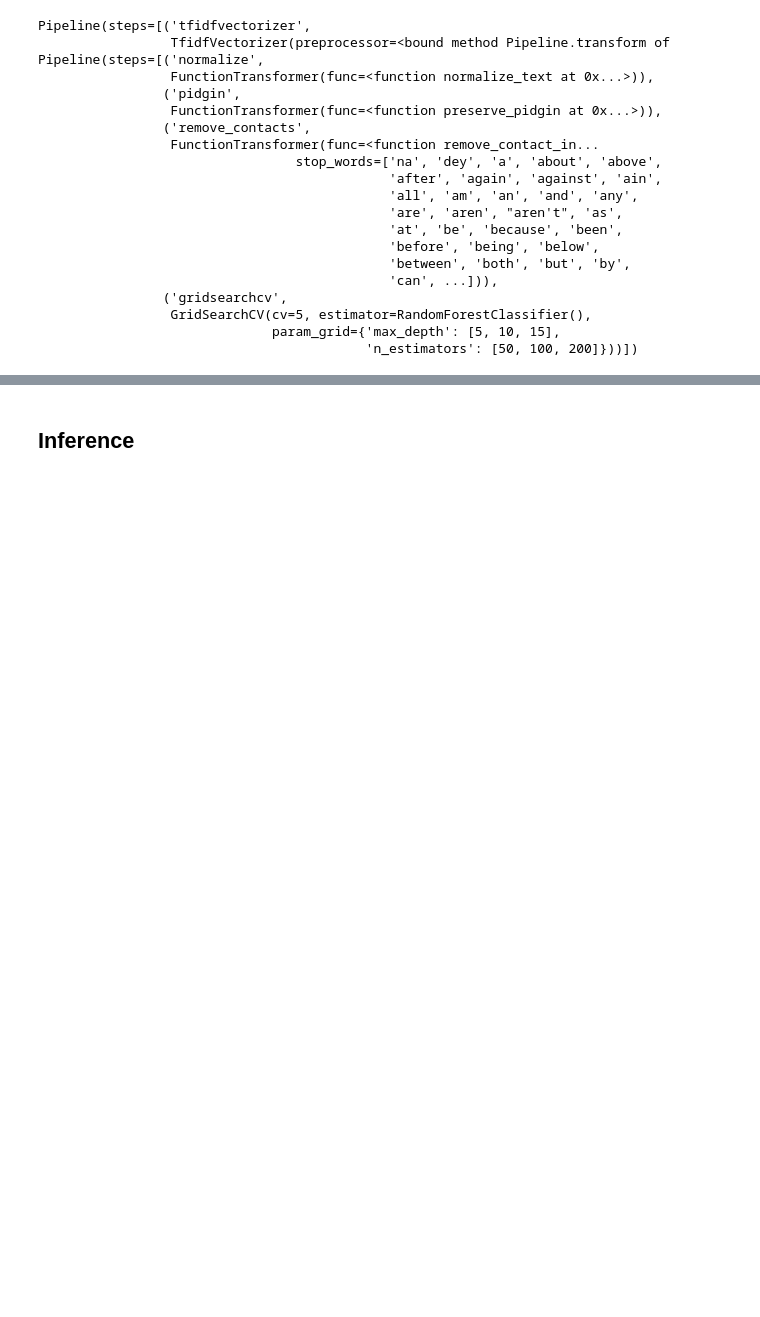
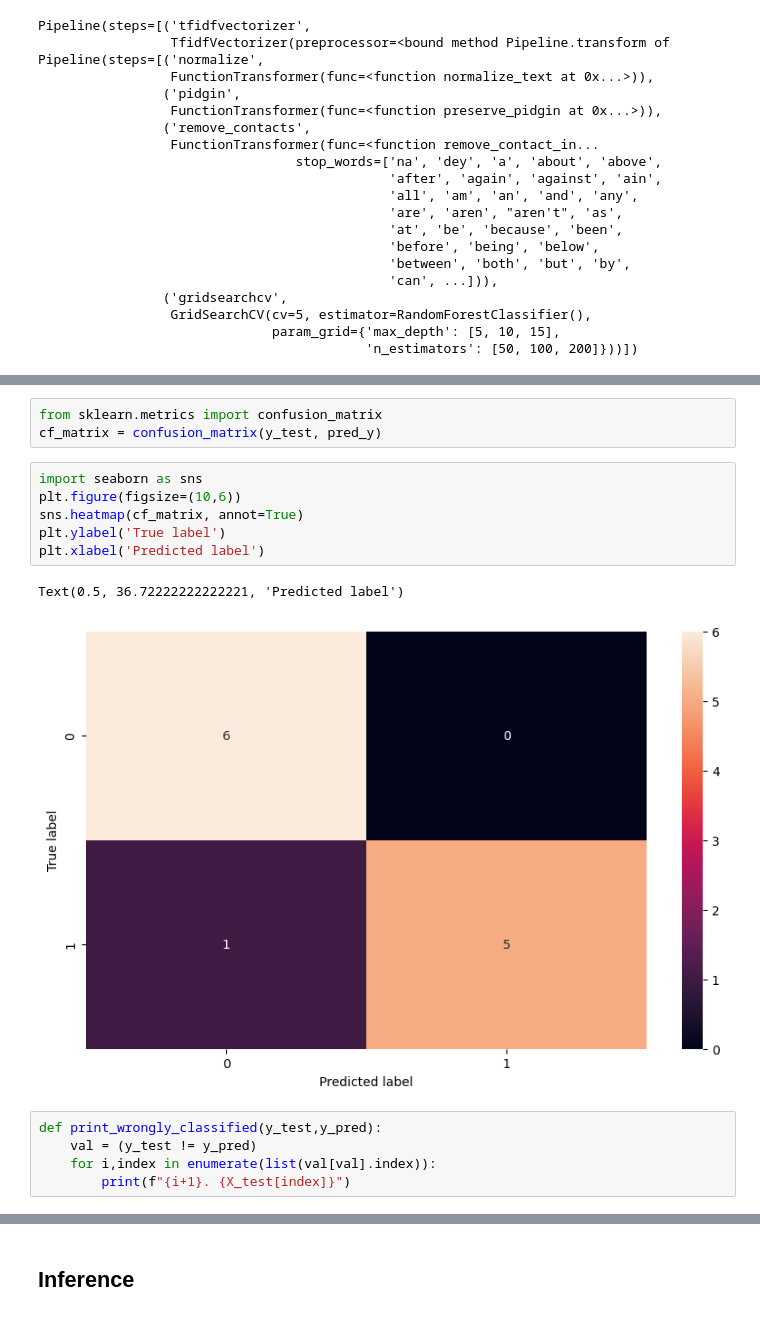
Before and after one commit to codeflamer/Pidgin-scam-prediction-scikitlean, a Jupyter notebook: Scam_detection.ipynb, the cells around one changed output, grey strips where cells are left out. Drawn from its saved outputs; the diff is of its cells as text; blank space fills up the shorter version.

```diff
--- a/Scam_detection.ipynb
+++ b/Scam_detection.ipynb
@@ -448,0 +463,17 @@ f1_score = 0.8
+# %%
+from sklearn.metrics import confusion_matrix
+cf_matrix = confusion_matrix(y_test, pred_y)
+# %%
+import seaborn as sns
+plt.figure(figsize=(10,6))
+sns.heatmap(cf_matrix, annot=True)
+plt.ylabel('True label')
+plt.xlabel('Predicted label')
+# %% [output]
+Text(0.5, 36.72222222222221, 'Predicted label')
+[figure, added]
+# %%
+def print_wrongly_classified(y_test,y_pred):
+    val = (y_test != y_pred)
+    for i,index in enumerate(list(val[val].index)):
+        print(f"{i+1}. {X_test[index]}")
```
Also changed, not shown: parts of 12 cells of this notebook, 1 other file.
